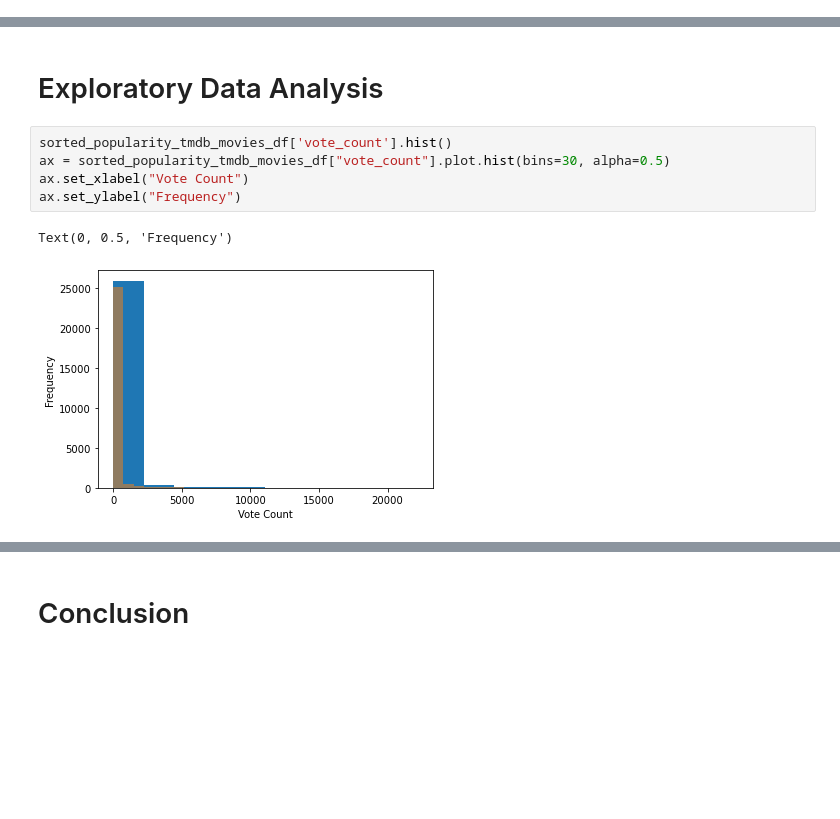
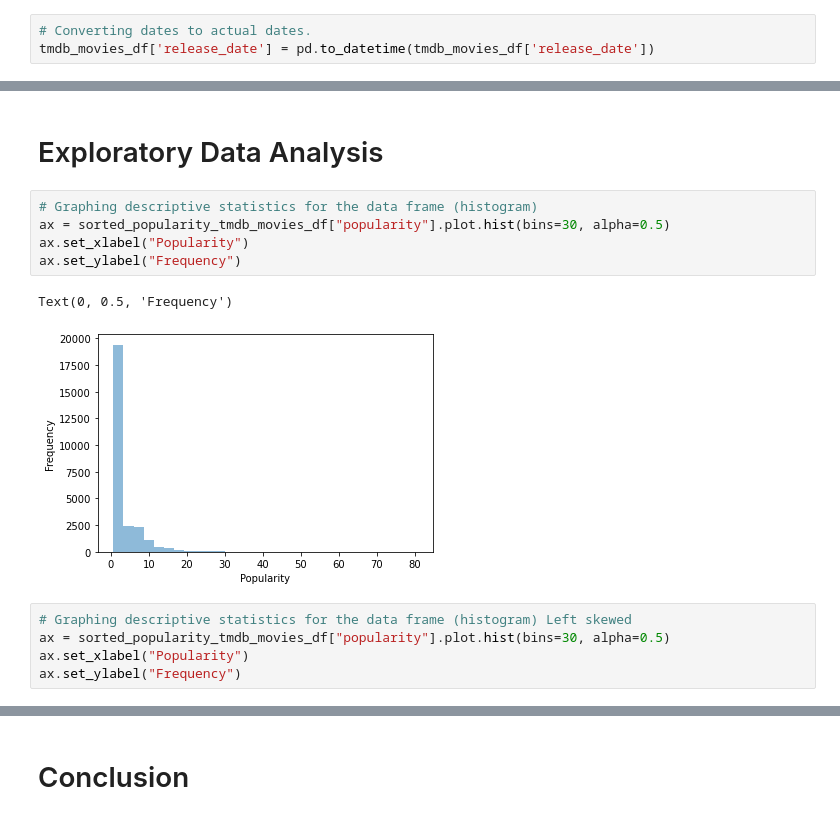
Before and after one commit to adammarianacci/Microsoft_Movie_Analysis, a Jupyter notebook: Notebook.ipynb, the cells around one changed output, grey strips where cells are left out. Drawn from its saved outputs; the diff is of its cells as text; blank space fills up the shorter version.

```diff
--- a/Notebook.ipynb
+++ b/Notebook.ipynb
@@ -133,3 +152,6 @@ sorted_worldwide_gross_movie_budgets_df.head(30)
 # %%
 # Loading the tmdb movies file.
 tmdb_movies_df = pd.read_csv('data/tmdb.movies.csv.gz', index_col=0)
+# %%
+# Converting dates to actual dates.
+tmdb_movies_df['release_date'] = pd.to_datetime(tmdb_movies_df['release_date'])
@@ -458,10 +488,15 @@ sorted_popularity_tmdb_movies_df.describe()
 # %% [markdown]
 # Exploratory Data Analysis
 # %%
-sorted_popularity_tmdb_movies_df['vote_count'].hist()
-ax = sorted_popularity_tmdb_movies_df["vote_count"].plot.hist(bins=30, alpha=0.5)
-ax.set_xlabel("Vote Count")
+# Graphing descriptive statistics for the data frame (histogram)
+ax = sorted_popularity_tmdb_movies_df["popularity"].plot.hist(bins=30, alpha=0.5)
+ax.set_xlabel("Popularity")
 ax.set_ylabel("Frequency")
 # %% [output]
 Text(0, 0.5, 'Frequency')
-[figure, old version]
+[figure, new version]
+# %%
+# Graphing descriptive statistics for the data frame (histogram) Left skewed
+ax = sorted_popularity_tmdb_movies_df["popularity"].plot.hist(bins=30, alpha=0.5)
+ax.set_xlabel("Popularity")
+ax.set_ylabel("Frequency")
```
Also changed, not shown: parts of 30 cells of this notebook.
